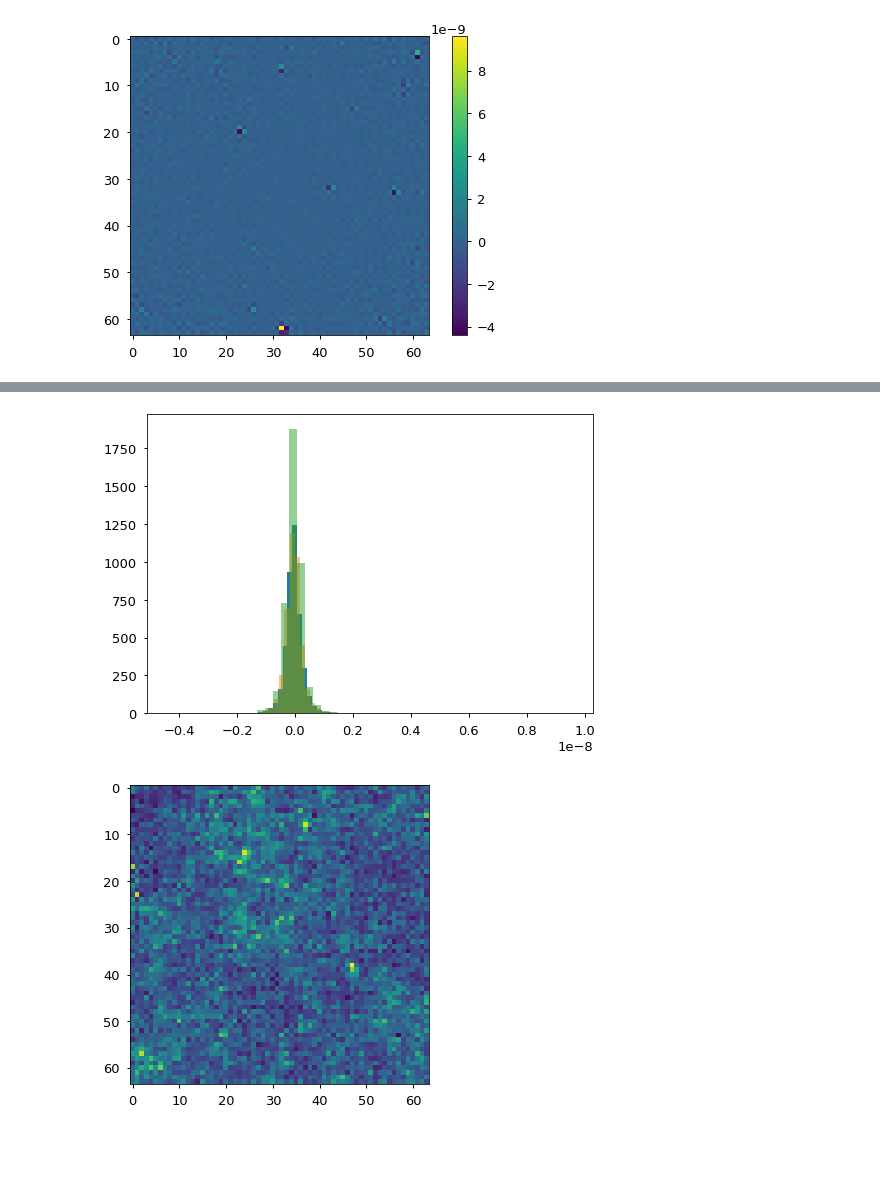
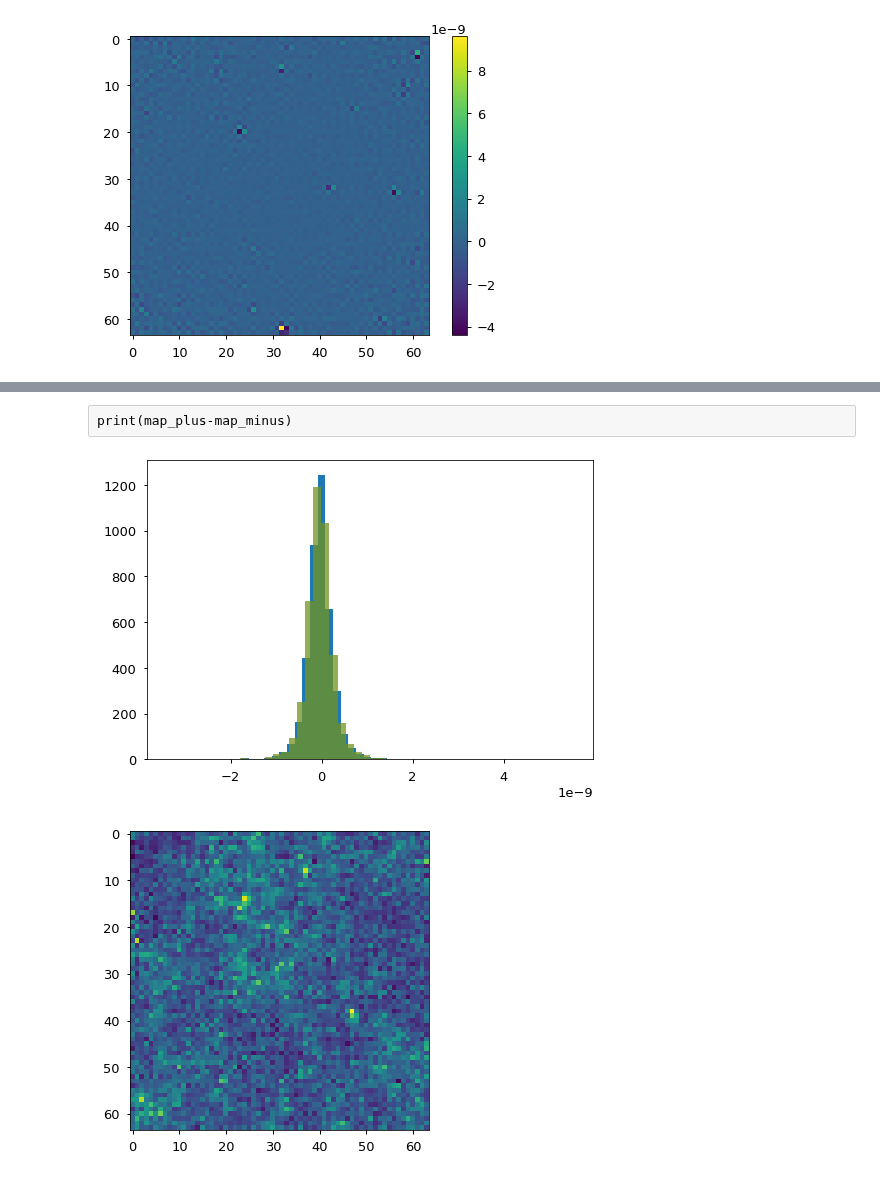
Before and after one commit to VMBoehm/MADLens, a Jupyter notebook: notebooks/PlotResults-publications.ipynb, the cells around one changed output, grey strips where cells are left out. Cells and saved outputs as stored; diff of their text form; code cells hidden in the pictures; blank space fills up the shorter version.

```diff
--- a/notebooks/PlotResults-publications.ipynb
+++ b/notebooks/PlotResults-publications.ipynb
@@ -597,6 +600,7 @@ jvp_1 = np.load('/global/cscratch1/sd/vboehm/MADLensOutputs/9df26fc/deriv_test_1
 # %%
 
 
+jvp_1 = np.load('/global/cscratch1/sd/vboehm/MADLensOutputs/908a0da/deriv_test_1_jvp0/maps/jvp_zsource10_map0_of1.npy')
 jvp = np.load('/global/cscratch1/sd/vboehm/MADLensOutputs/7d6971b/deriv_test_32_jvp0/maps/jvp_zsource10_map0_of1.npy')
 map_minus = np.load('/global/cscratch1/sd/vboehm/MADLensOutputs/7d6971b/deriv_test_32_minus0/maps/map_decon_zsource10_map0_of1.npy')
 map_plus = np.load('/global/cscratch1/sd/vboehm/MADLensOutputs/7d6971b/deriv_test_32_plus0/maps/map_decon_zsource10_map0_of1.npy')
@@ -636,10 +630,12 @@ RealField:array([[ 1.69228964e-10, -1.29341743e-09, -2.27178693e-11, ...,
+# %% [raw]
+print(map_plus-map_minus)
 # %%
 _ = plt.hist((map_plus-map_minus).flatten(),bins=50)
 _ = plt.hist(jvp.flatten(),bins=50, alpha=0.5)
-#_ = plt.hist(jvp_32.flatten(),bins=50, alpha=0.5)
+_ = plt.hist(jvp_1.flatten(),bins=50, alpha=0.5)
 # histograms agree
 # %% [output]
-[figure, old version]
+[figure, new version]
 # %%
 plt.imshow(map_minus.reshape(64,64))
 plt.show()
```
Also changed, not shown: parts of 3 cells of this notebook, 2 other files.
